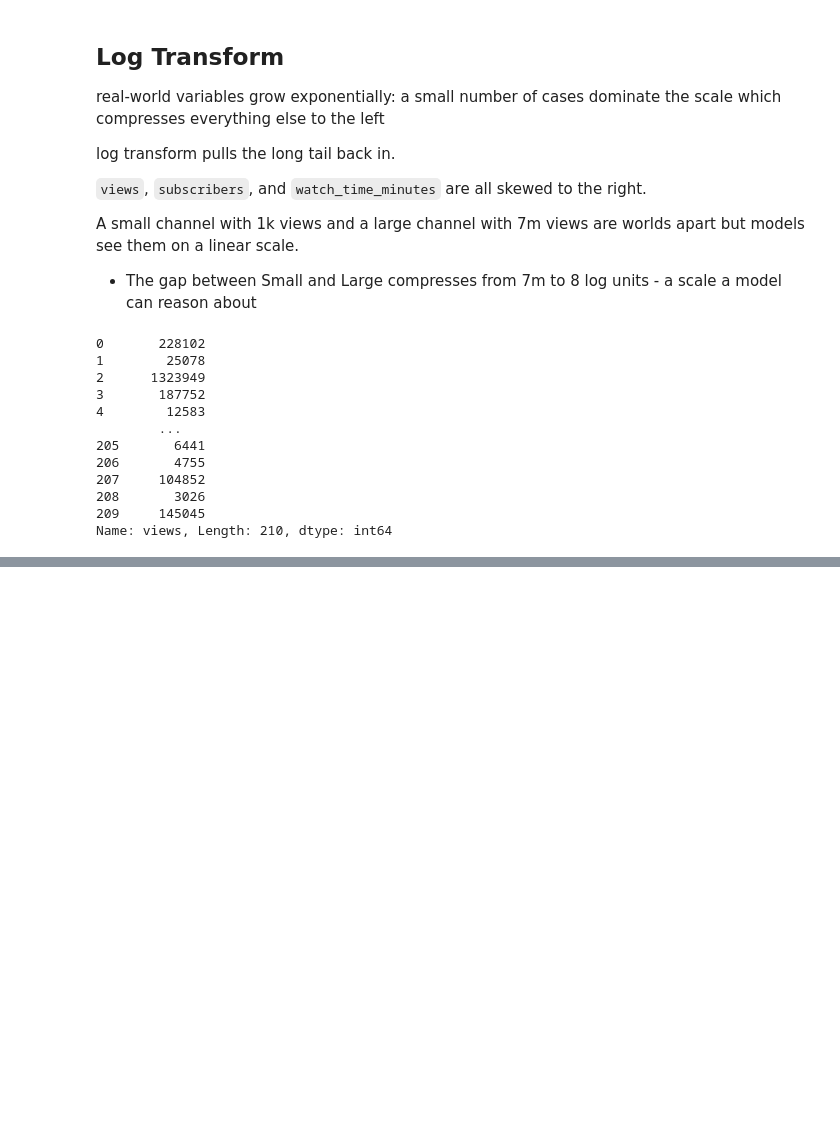
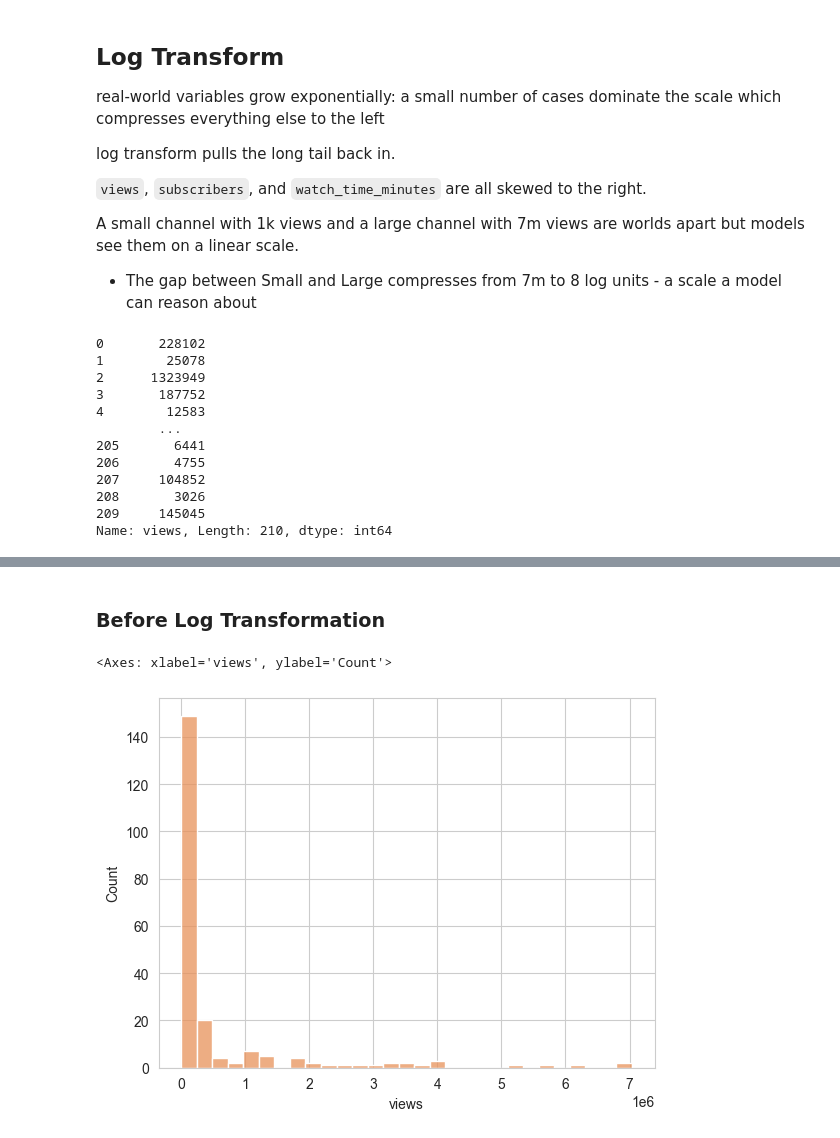
Before and after one commit to cda79/461-lab01-introduction, a Jupyter notebook: LabTask04/lec.ipynb, the cells around one changed output, grey strips where cells are left out. Cells and saved outputs as stored; diff of their text form; code cells hidden in the pictures; blank space fills up the shorter version.

```diff
--- a/LabTask04/lec.ipynb
+++ b/LabTask04/lec.ipynb
@@ -111,0 +127,7 @@ Name: views, Length: 210, dtype: int64
+# %% [markdown]
+### Before Log Transformation
+# %%
+sns.histplot(df["views"], color="#e8925a")
+# %% [output]
+<Axes: xlabel='views', ylabel='Count'>
+[figure, added]
```
Also changed, not shown: parts of 26 cells of this notebook.
